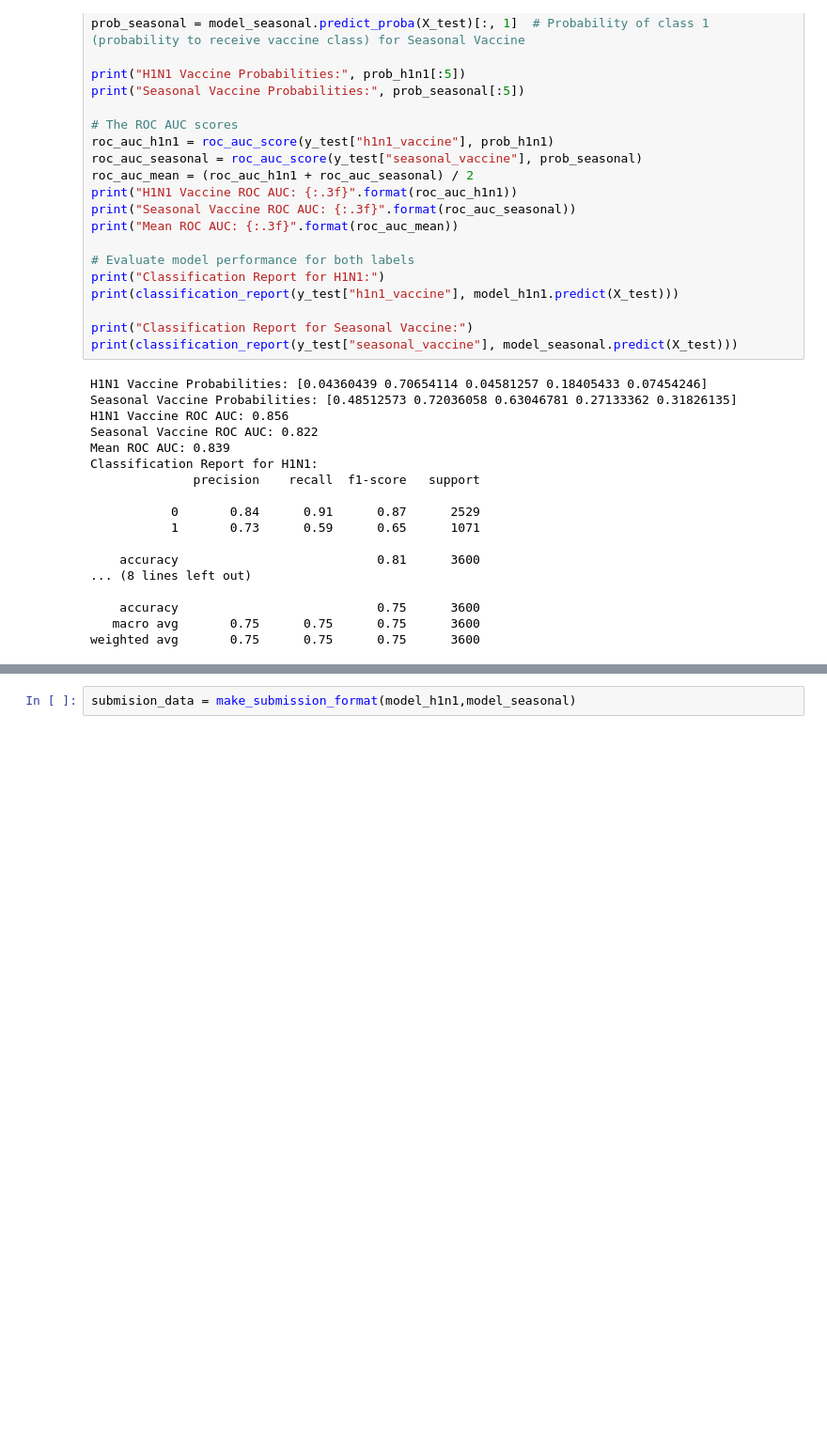
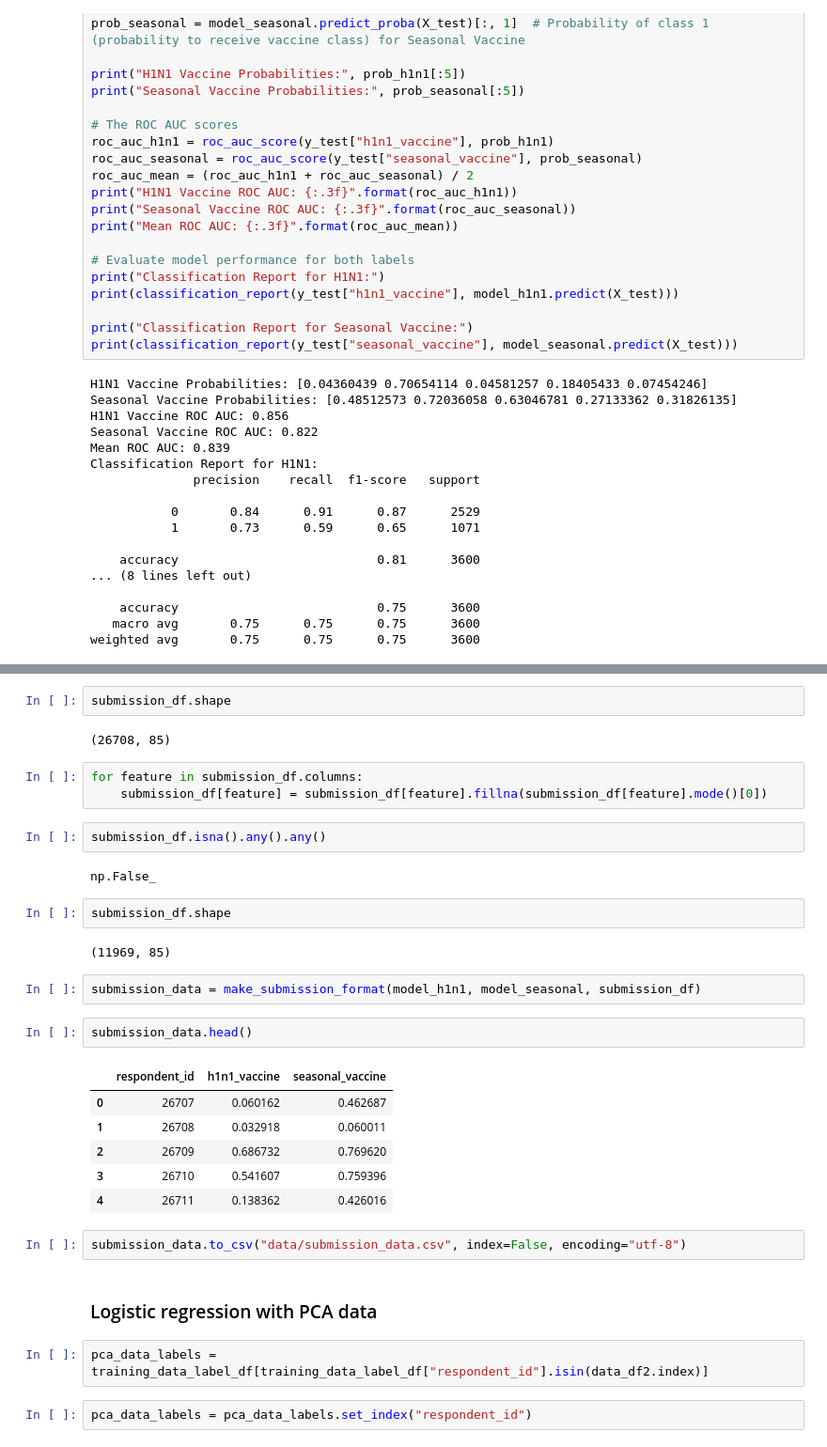
Before and after one commit to koadegno/predict-flu-vaccines, a Jupyter notebook: data_analysis.ipynb, the cells around one changed output, grey strips where cells are left out. Shown at 94% size. Saved outputs shown, nothing was run; the diff lists cells and outputs as text; blank space fills up the shorter version.

```diff
--- a/data_analysis.ipynb
+++ b/data_analysis.ipynb
@@ -563,2 +632,34 @@ test_set_df
+# %%
+submission_df.shape
+# %% [output]
+(26708, 85)
+# %%
+for feature in submission_df.columns:
+    submission_df[feature] = submission_df[feature].fillna(submission_df[feature].mode()[0])
+# %%
+submission_df.isna().any().any()
+# %% [output]
+np.False_
+# %%
+submission_df.shape
+# %% [output]
+(11969, 85)
 # %%
-submision_data = make_submission_format(model_h1n1,model_seasonal)
+submission_data = make_submission_format(model_h1n1, model_seasonal, submission_df)
+# %%
+submission_data.head()
+# %% [output]
+|  | respondent_id | h1n1_vaccine | seasonal_vaccine |
+| 0 | 26707 | 0.060162 | 0.462687 |
+| 1 | 26708 | 0.032918 | 0.060011 |
+| 2 | 26709 | 0.686732 | 0.769620 |
+| 3 | 26710 | 0.541607 | 0.759396 |
+| 4 | 26711 | 0.138362 | 0.426016 |
+# %%
+submission_data.to_csv("data/submission_data.csv", index=False, encoding="utf-8")
+# %% [markdown]
+### Logistic regression with PCA data
+# %%
+pca_data_labels = training_data_label_df[training_data_label_df["respondent_id"].isin(data_df2.index)]
+# %%
+pca_data_labels = pca_data_labels.set_index("respondent_id")
```
Also changed, not shown: parts of 26 cells of this notebook.
